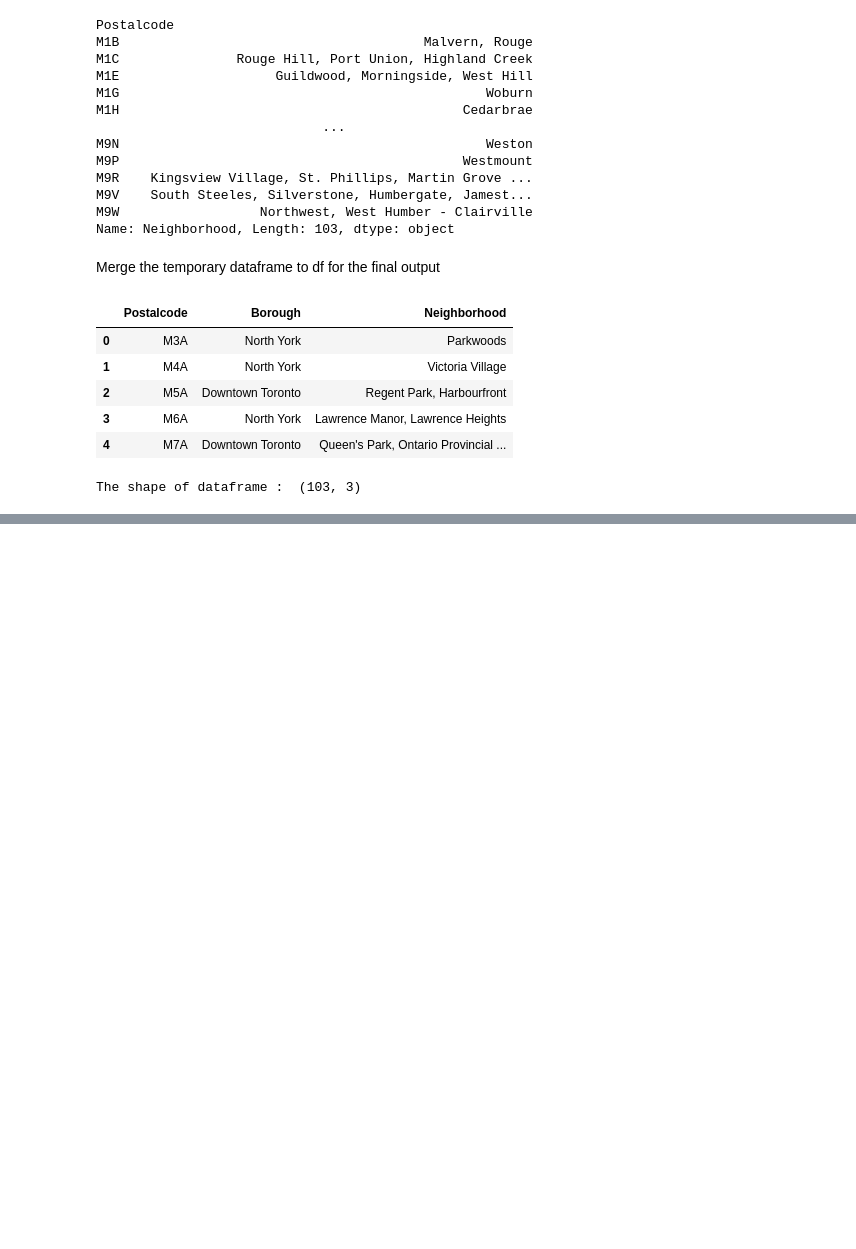
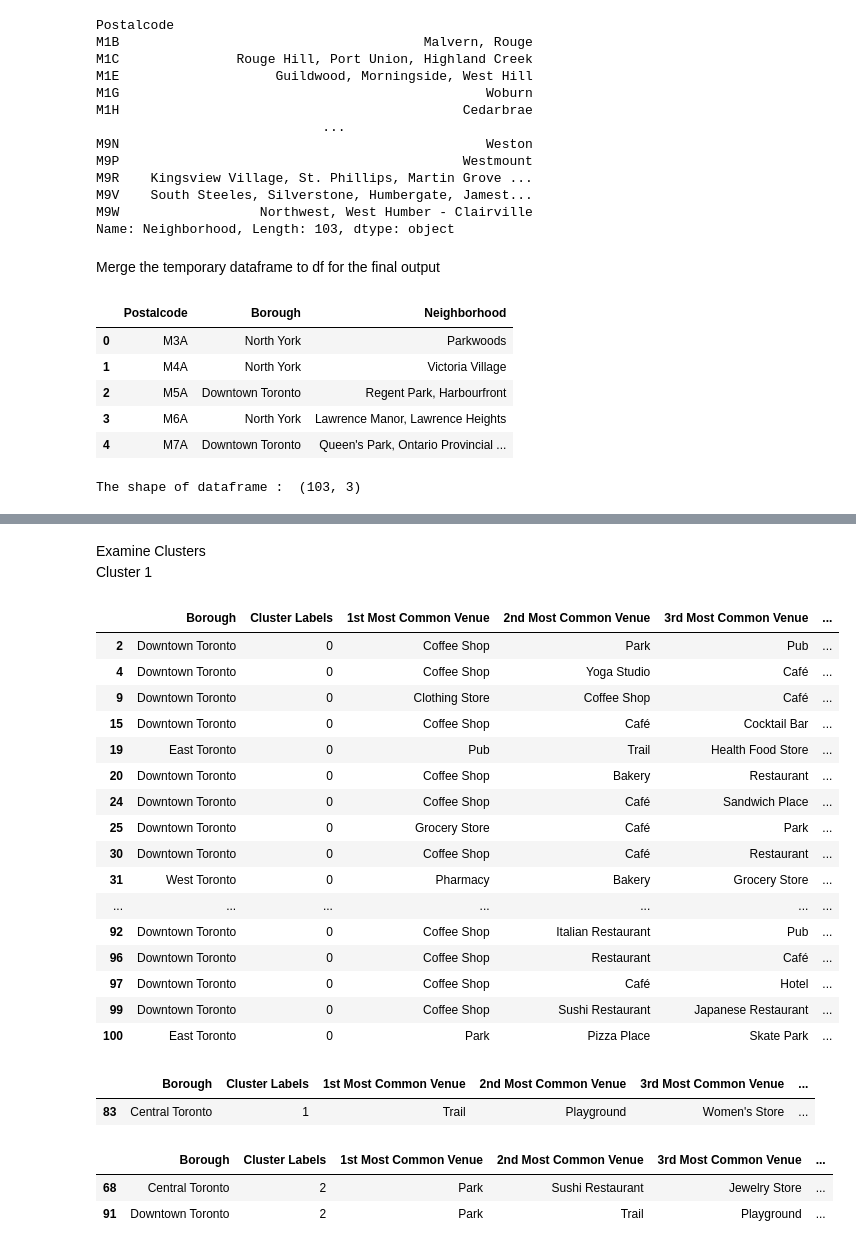
Before and after one commit to kayagi/Applied-Data-Science-Capstone, a Jupyter notebook: Week 3 Assignment final.ipynb, the cells around one changed output, grey strips where cells are left out. Saved outputs shown, nothing was run; the diff lists cells and outputs as text; code cells hidden in the pictures; blank space fills up the shorter version.

```diff
--- a/Week 3 Assignment final.ipynb
+++ b/Week 3 Assignment final.ipynb
@@ -125,0 +292,3 @@ The shape of dataframe :  (103, 3)
+# %%
+toronto_by_Neighborhood = toronto_onehot.groupby('Neighborhood').mean().reset_index()
+toronto_by_Neighborhood.head()
@@ -125,0 +303,28 @@ The shape of dataframe :  (103, 3)
+# %%
+# define a function to retuan the most common venue
+def return_most_common_venues(row, num_top_venues):
+    row_categories = row.iloc[1:]
+    row_categories_sorted = row_categories.sort_values(ascending=False)
+    return row_categories_sorted.index.values[0:num_top_venues]
+# %%
+# check for the top 10 common venues
+num_top_venues = 10
+
+indicators = ['st', 'nd', 'rd']
+
+# create columns according to number of top venues
+columns = ['Neighborhood']
+for ind in np.arange(num_top_venues):
+    try:
+        columns.append('{}{} Most Common Venue'.format(ind+1, indicators[ind]))
+    except:
+        columns.append('{}th Most Common Venue'.format(ind+1))
+
+# create a new dataframe
+neighborhoods_venues_sorted = pd.DataFrame(columns=columns)
+neighborhoods_venues_sorted['Neighborhood'] = toronto_by_Neighborhood['Neighborhood']
+
+for ind in np.arange(toronto_by_Neighborhood.shape[0]):
+    neighborhoods_venues_sorted.iloc[ind, 1:] = return_most_common_venues(toronto_by_Neighborhood.iloc[ind, :], num_top_venues)
+
+neighborhoods_venues_sorted.head()
@@ -125,0 +350,10 @@ The shape of dataframe :  (103, 3)
+# %%
+# add clustering labels
+#neighborhoods_venues_sorted.insert(0, 'Cluster Labels', kmeans.labels_)
+
+toronto_merged = Toronto_df
+
+# merge toronto_grouped with toronto_data to add latitude/longitude for each neighborhood
+toronto_merged = toronto_merged.join(neighborhoods_venues_sorted.set_index('Neighborhood'), on='Neighborhood')
+
+toronto_merged.head()
@@ -125,0 +407,37 @@ The shape of dataframe :  (103, 3)
+# %% [markdown]
+Examine Clusters
+<br>
+Cluster 1
+# %%
+toronto_merged.loc[toronto_merged['Cluster Labels'] == 0, toronto_merged.columns[[1] + list(range(5, toronto_merged.shape[1]))]]
+# %% [output]
+|  | Borough | Cluster Labels | 1st Most Common Venue | 2nd Most Common Venue | 3rd Most Common Venue | ... |
+| 2 | Downtown Toronto | 0 | Coffee Shop | Park | Pub | ... |
+| 4 | Downtown Toronto | 0 | Coffee Shop | Yoga Studio | Café | ... |
+| 9 | Downtown Toronto | 0 | Clothing Store | Coffee Shop | Café | ... |
+| 15 | Downtown Toronto | 0 | Coffee Shop | Café | Cocktail Bar | ... |
+| 19 | East Toronto | 0 | Pub | Trail | Health Food Store | ... |
+| 20 | Downtown Toronto | 0 | Coffee Shop | Bakery | Restaurant | ... |
+| 24 | Downtown Toronto | 0 | Coffee Shop | Café | Sandwich Place | ... |
+| 25 | Downtown Toronto | 0 | Grocery Store | Café | Park | ... |
+| 30 | Downtown Toronto | 0 | Coffee Shop | Café | Restaurant | ... |
+| 31 | West Toronto | 0 | Pharmacy | Bakery | Grocery Store | ... |
+| ... | ... | ... | ... | ... | ... | ... |
+| 92 | Downtown Toronto | 0 | Coffee Shop | Italian Restaurant | Pub | ... |
+| 96 | Downtown Toronto | 0 | Coffee Shop | Restaurant | Café | ... |
+| 97 | Downtown Toronto | 0 | Coffee Shop | Café | Hotel | ... |
+| 99 | Downtown Toronto | 0 | Coffee Shop | Sushi Restaurant | Japanese Restaurant | ... |
+| 100 | East Toronto | 0 | Park | Pizza Place | Skate Park | ... |
+# %%
+#Cluster 2
+toronto_merged.loc[toronto_merged['Cluster Labels'] == 1, toronto_merged.columns[[1] + list(range(5, toronto_merged.shape[1]))]]
+# %% [output]
+|  | Borough | Cluster Labels | 1st Most Common Venue | 2nd Most Common Venue | 3rd Most Common Venue | ... |
+| 83 | Central Toronto | 1 | Trail | Playground | Women's Store | ... |
+# %%
+#Cluster 3
+toronto_merged.loc[toronto_merged['Cluster Labels'] == 2, toronto_merged.columns[[1] + list(range(5, toronto_merged.shape[1]))]]
+# %% [output]
+|  | Borough | Cluster Labels | 1st Most Common Venue | 2nd Most Common Venue | 3rd Most Common Venue | ... |
+| 68 | Central Toronto | 2 | Park | Sushi Restaurant | Jewelry Store | ... |
+| 91 | Downtown Toronto | 2 | Park | Trail | Playground | ... |
```
Also changed, not shown: parts of 27 cells of this notebook.
